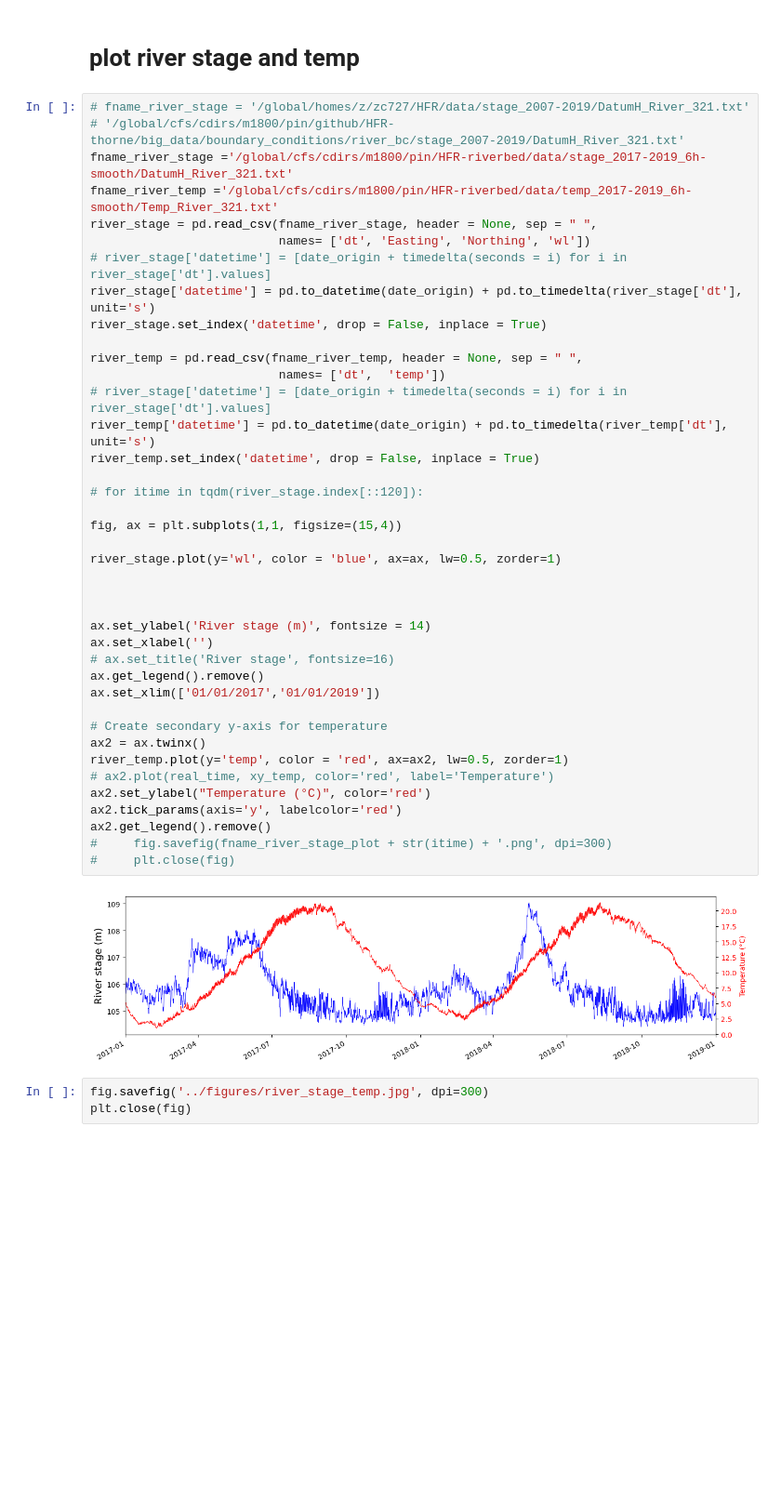
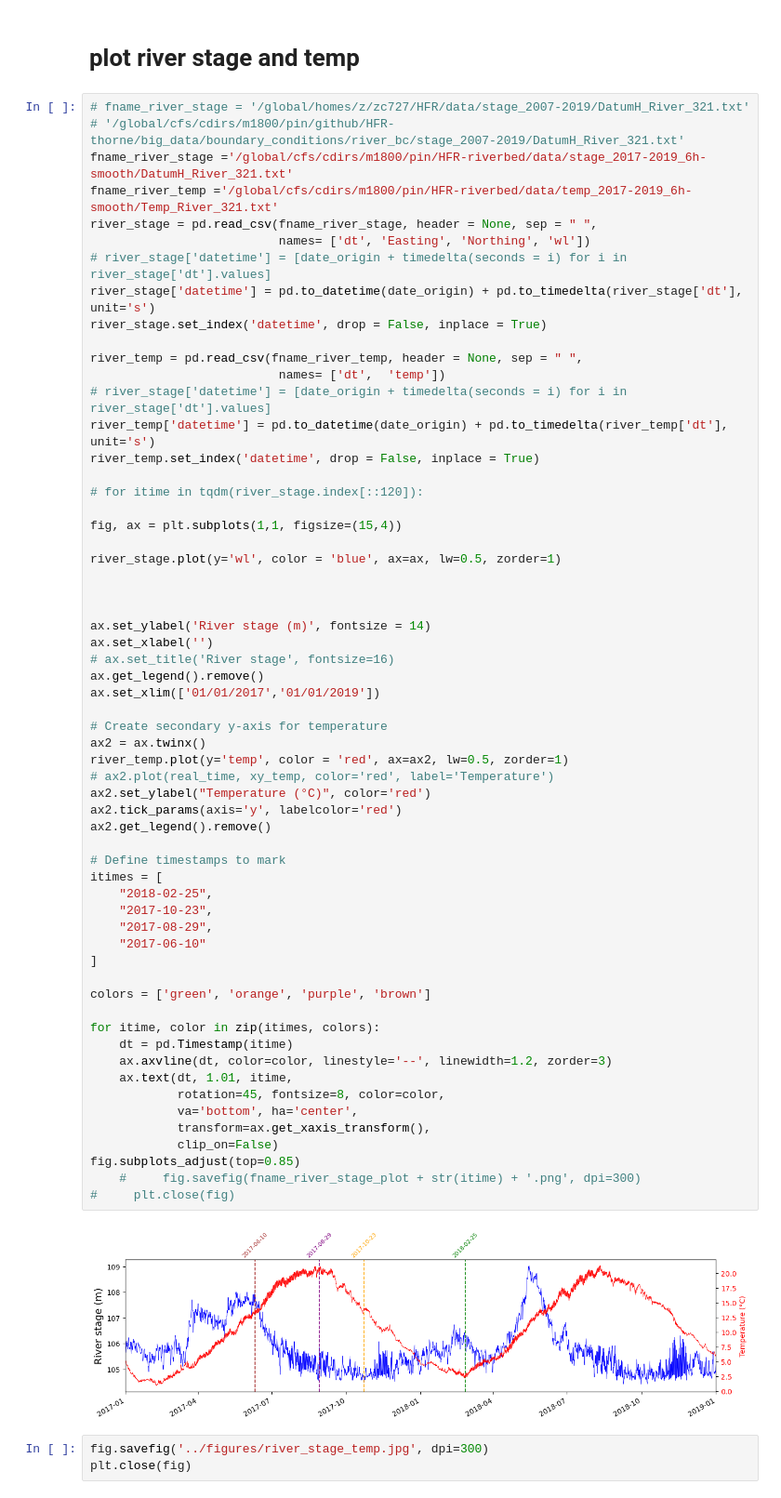
Before and after one commit to pinshuai/HFR-riverbed, a Jupyter notebook: notebooks/plot_temp_from_river_cell.ipynb, the cells around one changed output. Shown at 93% size. Cells and saved outputs as stored; diff of their text form; blank space fills up the shorter version.

```diff
--- a/notebooks/plot_temp_from_river_cell.ipynb
+++ b/notebooks/plot_temp_from_river_cell.ipynb
@@ -580,35 +651,55 @@ river_stage.set_index('datetime', drop = False, inplace = True)
 
 river_temp = pd.read_csv(fname_river_temp, header = None, sep = " ",
                           names= ['dt',  'temp'])
 # river_stage['datetime'] = [date_origin + timedelta(seconds = i) for i in river_stage['dt'].values]
 river_temp['datetime'] = pd.to_datetime(date_origin) + pd.to_timedelta(river_temp['dt'], unit='s')
 river_temp.set_index('datetime', drop = False, inplace = True)
 
 # for itime in tqdm(river_stage.index[::120]):
 
 fig, ax = plt.subplots(1,1, figsize=(15,4))
 
 river_stage.plot(y='wl', color = 'blue', ax=ax, lw=0.5, zorder=1)
 
 
 
 ax.set_ylabel('River stage (m)', fontsize = 14)
 ax.set_xlabel('')
 # ax.set_title('River stage', fontsize=16)
 ax.get_legend().remove()
 ax.set_xlim(['01/01/2017','01/01/2019'])
 
 # Create secondary y-axis for temperature
 ax2 = ax.twinx()
 river_temp.plot(y='temp', color = 'red', ax=ax2, lw=0.5, zorder=1)
 # ax2.plot(real_time, xy_temp, color='red', label='Temperature')
 ax2.set_ylabel("Temperature (°C)", color='red')
 ax2.tick_params(axis='y', labelcolor='red')
 ax2.get_legend().remove()
-#     fig.savefig(fname_river_stage_plot + str(itime) + '.png', dpi=300)
+
+# Define timestamps to mark
+itimes = [
+    "2018-02-25",
+    "2017-10-23",
+    "2017-08-29",
+    "2017-06-10"
+]
+
+colors = ['green', 'orange', 'purple', 'brown']
+
+for itime, color in zip(itimes, colors):
+    dt = pd.Timestamp(itime)
+    ax.axvline(dt, color=color, linestyle='--', linewidth=1.2, zorder=3)
+    ax.text(dt, 1.01, itime,
+            rotation=45, fontsize=8, color=color,
+            va='bottom', ha='center',
+            transform=ax.get_xaxis_transform(),
+            clip_on=False)
+fig.subplots_adjust(top=0.85)
+    #     fig.savefig(fname_river_stage_plot + str(itime) + '.png', dpi=300)
 #     plt.close(fig)
 # %% [output]
-[figure, old version]
+[figure, new version]
 # %%
 fig.savefig('../figures/river_stage_temp.jpg', dpi=300)
 plt.close(fig)
```
Also changed, not shown: parts of 40 cells of this notebook.
